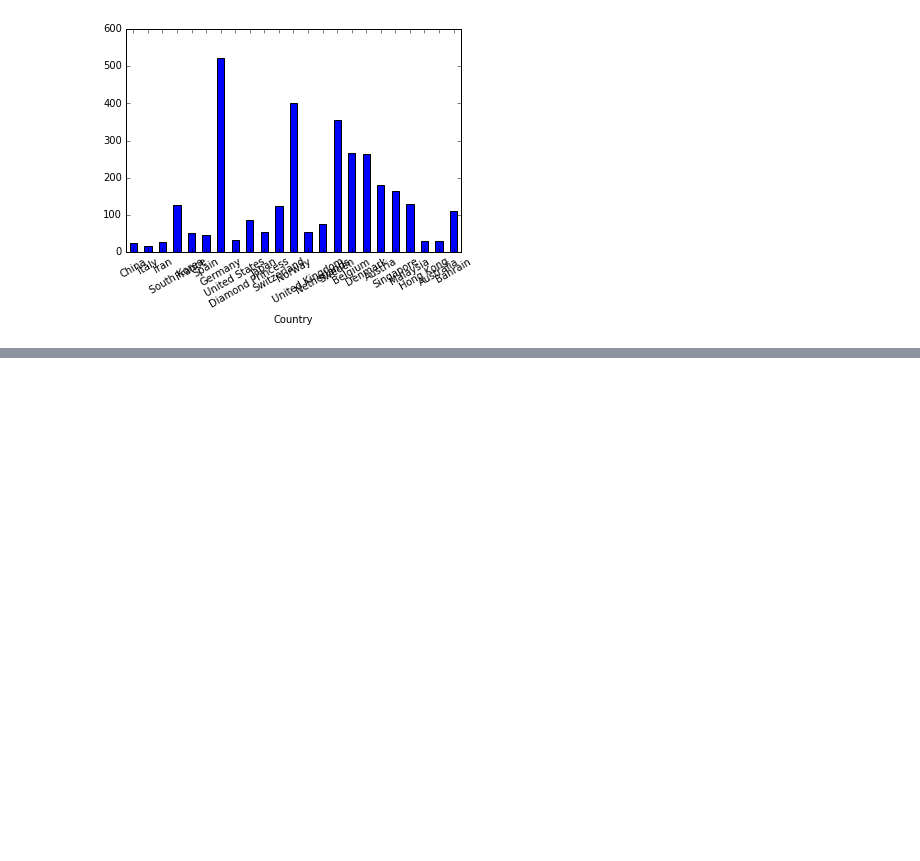
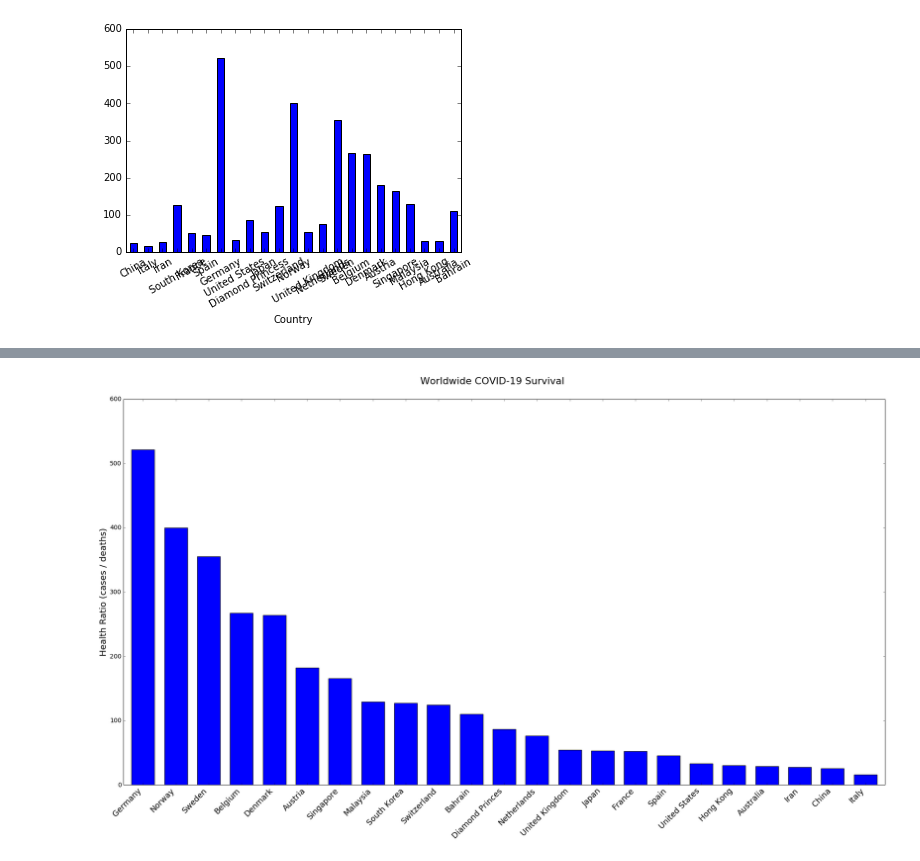
Before and after one commit to tzeiske/public, a Jupyter notebook: corona_virus/Corona.ipynb, the cells around one changed output, grey strips where cells are left out. Cells and saved outputs as stored; diff of their text form; code cells hidden in the pictures; blank space fills up the shorter version.

```diff
--- a/corona_virus/Corona.ipynb
+++ b/corona_virus/Corona.ipynb
@@ -93,0 +82,29 @@ fig.savefig('health_ratio.png',transparent=False)
+# %%
+ax=df['health_ratio'].plot.bar(width=0.7, rot=40, figsize=(25,15))
+#ax.set_xticklabels(df['Country'], rotation=65, ha='center') #, rotation_mode="anchor")
+
+
+# configure tick labels
+ax.set_xticklabels(df['Country'], rotation=45, ha='right', fontsize=18)
+ax.set_yticklabels(ax.get_yticks(), fontsize=14)
+
+# configure y axis label
+ax.set_ylabel('Health Ratio (cases / deaths)', fontsize=20)
+ax.yaxis.set_major_formatter(FormatStrFormatter('%d'))
+
+fig=ax.get_figure()
+
+# set figure title
+fig.suptitle('Worldwide COVID-19 Survival', fontsize=22)
+
+# save and display figure
+plt.tight_layout(rect=[0, 0, 1, 0.95])
+
+# set figure title
+fig.suptitle('Worldwide COVID-19 Survival', fontsize=22)
+
+# save and display figure
+plt.tight_layout(rect=[0, 0, 1, 0.95])
+fig.savefig('health_ratio.png', dpi=75)
+# %% [output]
+[figure, added]
```
Also changed, not shown: parts of 7 cells of this notebook, 1 other file.
